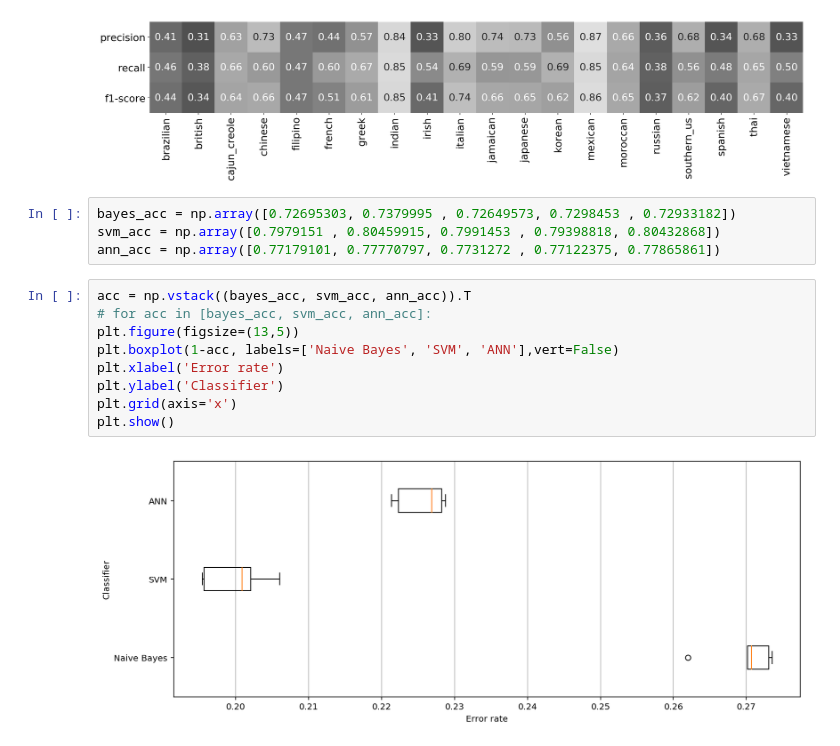
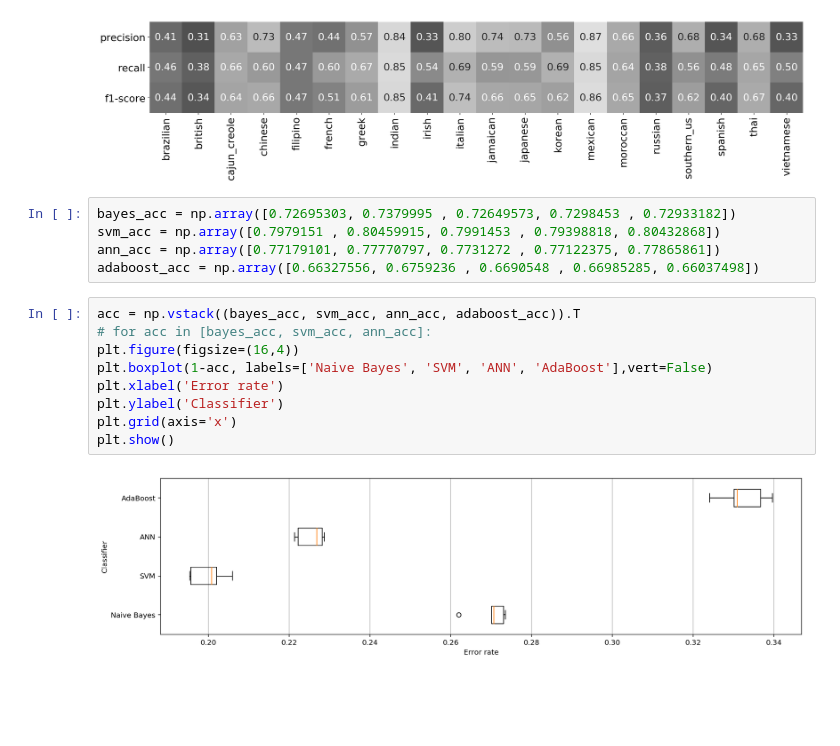
Before and after one commit to abpaudel/cuisine-classification, a Jupyter notebook: Model Evaluation.ipynb, the cells around one changed output. Drawn from its saved outputs; the diff is of its cells as text; blank space fills up the shorter version.

Commit message:
adaboost with cv

```diff
--- a/Model Evaluation.ipynb
+++ b/Model Evaluation.ipynb
@@ -51,14 +51,15 @@ plt.show()
 bayes_acc = np.array([0.72695303, 0.7379995 , 0.72649573, 0.7298453 , 0.72933182])
 svm_acc = np.array([0.7979151 , 0.80459915, 0.7991453 , 0.79398818, 0.80432868])
 ann_acc = np.array([0.77179101, 0.77770797, 0.7731272 , 0.77122375, 0.77865861])
+adaboost_acc = np.array([0.66327556, 0.6759236 , 0.6690548 , 0.66985285, 0.66037498])
 # %%
-acc = np.vstack((bayes_acc, svm_acc, ann_acc)).T
+acc = np.vstack((bayes_acc, svm_acc, ann_acc, adaboost_acc)).T
 # for acc in [bayes_acc, svm_acc, ann_acc]:
-plt.figure(figsize=(13,5))
-plt.boxplot(1-acc, labels=['Naive Bayes', 'SVM', 'ANN'],vert=False)
+plt.figure(figsize=(16,4))
+plt.boxplot(1-acc, labels=['Naive Bayes', 'SVM', 'ANN', 'AdaBoost'],vert=False)
 plt.xlabel('Error rate')
 plt.ylabel('Classifier')
 plt.grid(axis='x')
 plt.show()
 # %% [output]
-[figure, old version]
+[figure, new version]
```
Also changed, not shown: 1 other file.
